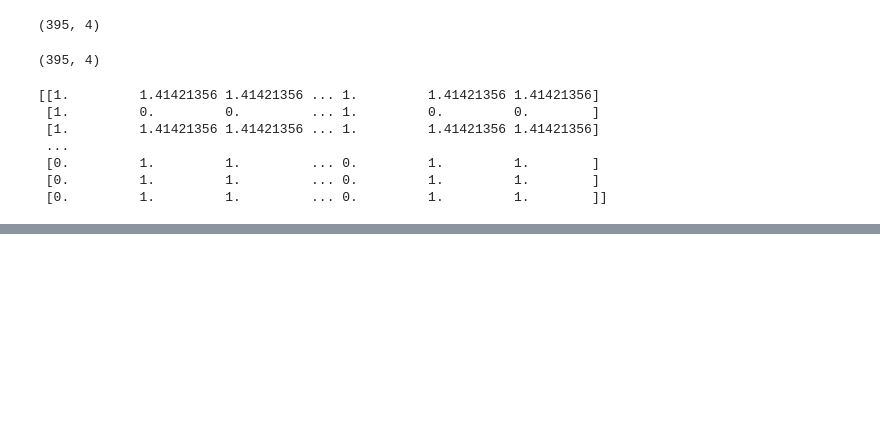
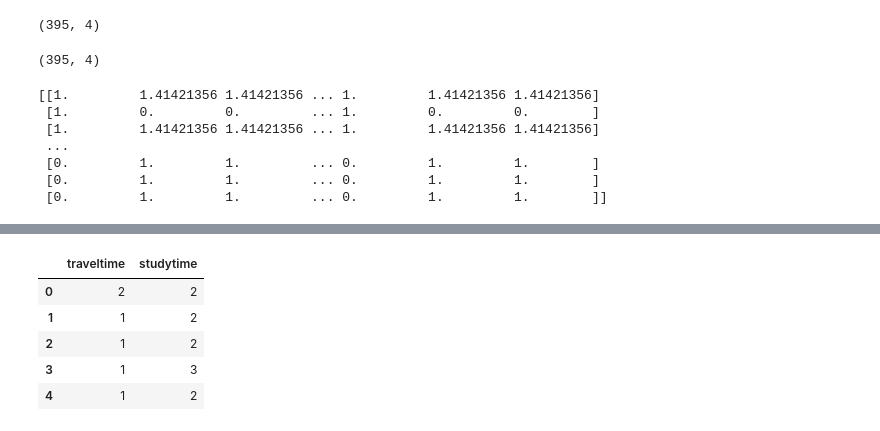
Before and after one commit to Anasuya-Sahoo/DMDW-Lab, a Jupyter notebook: Dissimilarity_Matrix_Lab.ipynb, the cells around one changed output, grey strips where cells are left out. Saved outputs shown, nothing was run; the diff lists cells and outputs as text; code cells hidden in the pictures; blank space fills up the shorter version.

```diff
--- a/Dissimilarity_Matrix_Lab.ipynb
+++ b/Dissimilarity_Matrix_Lab.ipynb
@@ -202,0 +216,10 @@ print(dist_matrix)
+# %%
+dfn=df[['traveltime','studytime']]
+dfn.head()
+# %% [output]
+|  | traveltime | studytime |
+| 0 | 2 | 2 |
+| 1 | 1 | 2 |
+| 2 | 1 | 2 |
+| 3 | 1 | 3 |
+| 4 | 1 | 2 |
```
Also changed, not shown: parts of 7 cells of this notebook.
